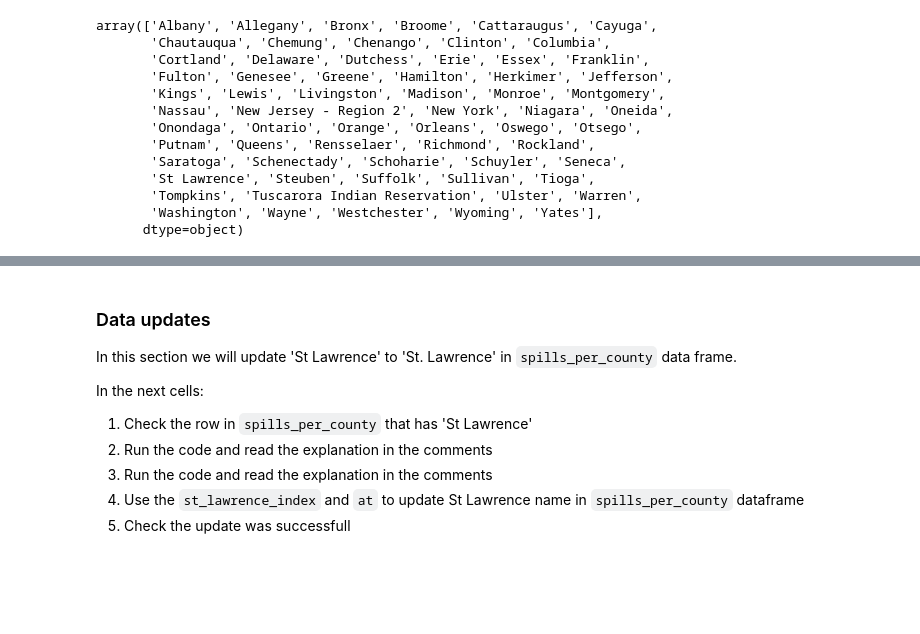
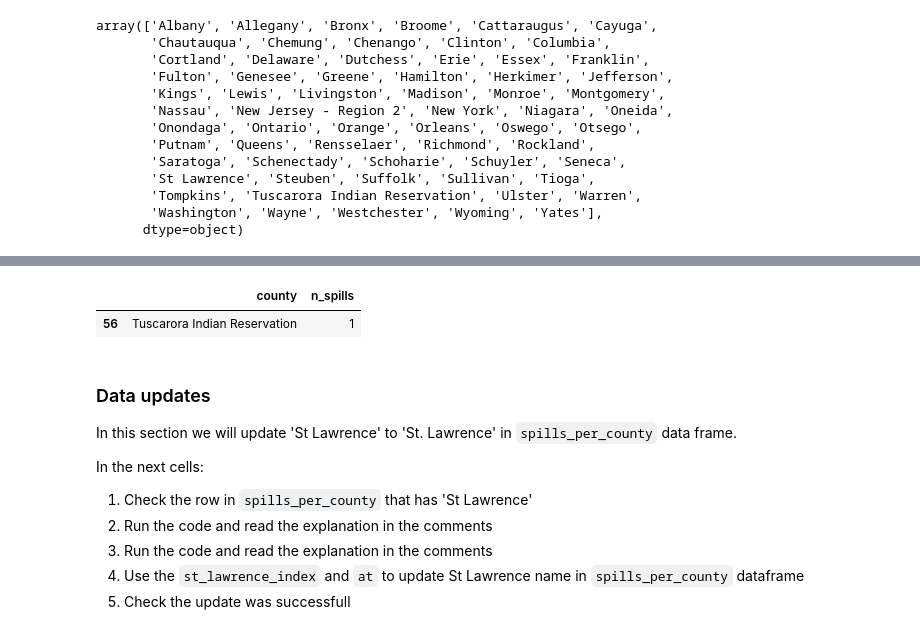
Before and after one commit to saingersoll/eds220-hwk-3, a Jupyter notebook: hwk3-task1-spills.ipynb, the cells around one changed output, grey strips where cells are left out. Drawn from its saved outputs; the diff is of its cells as text; code cells hidden in the pictures; blank space fills up the shorter version.

```diff
--- a/hwk3-task1-spills.ipynb
+++ b/hwk3-task1-spills.ipynb
@@ -408,3 +426,9 @@ TypeError: '<' not supported between instances of 'int' and 'str'
+# %%
+# 5.
+spills_per_county.loc[spills_per_county.county == 'Tuscarora Indian Reservation']               # displays the number of petroleum spills in the Tuscarora Indian Reservation is 1
+# %% [output]
+|  | county | n_spills |
+| 56 | Tuscarora Indian Reservation | 1 |
 # %% [markdown]
 ### Data updates
 
```
Also changed, not shown: parts of 9 cells of this notebook.
